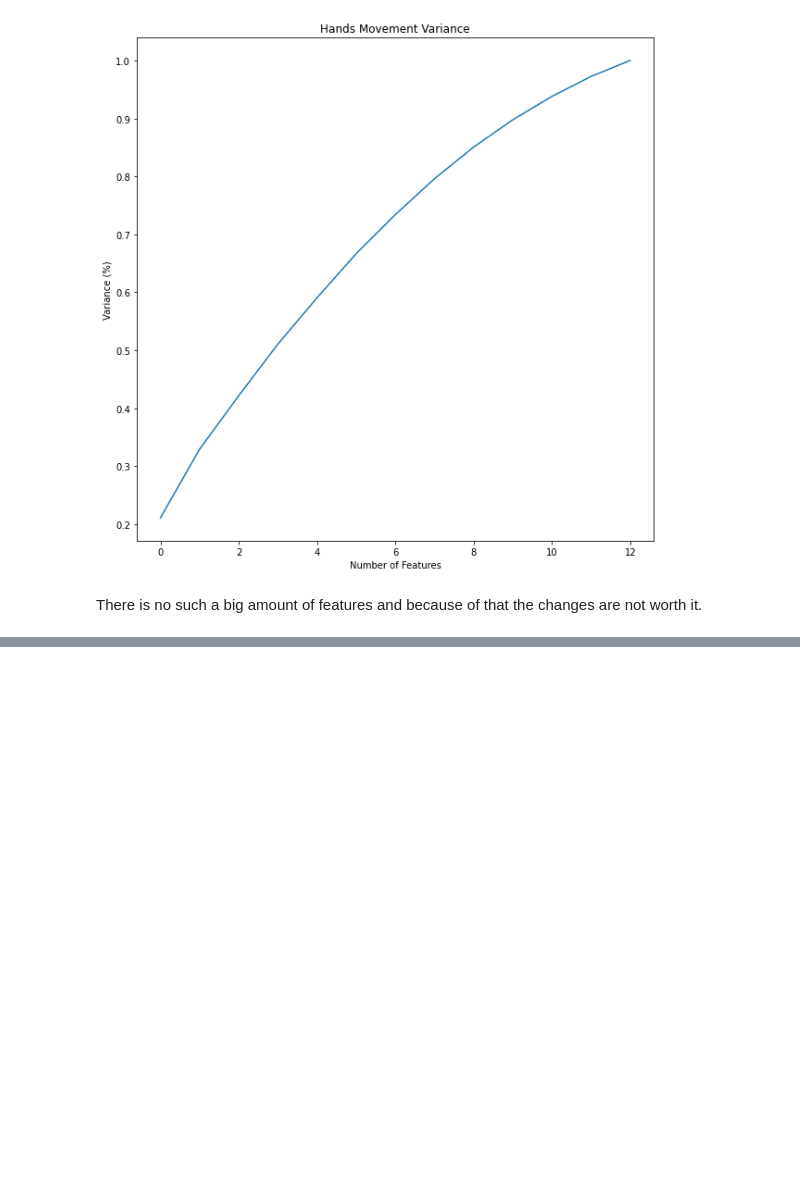
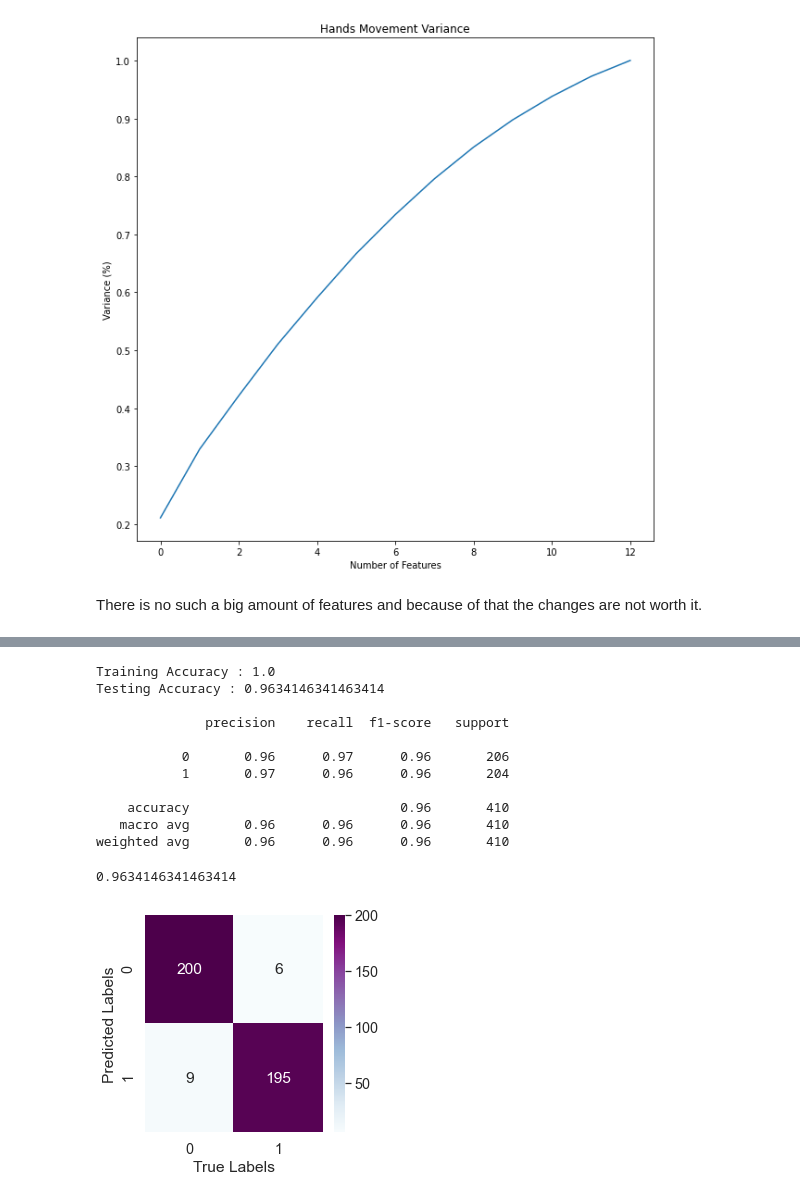
Before and after one commit to Esther-Bi/Data-Simulation-Semester-B-2021-Final-Project, a Jupyter notebook: Notebook 1 - Classification Heart Disease - Semester B.ipynb, the cells around one changed output, grey strips where cells are left out. Drawn from its saved outputs; the diff is of its cells as text; code cells hidden in the pictures; blank space fills up the shorter version.

```diff
--- a/Notebook 1 - Classification Heart Disease - Semester B.ipynb
+++ b/Notebook 1 - Classification Heart Disease - Semester B.ipynb
@@ -701,0 +700,16 @@ weighted avg       0.95      0.94      0.94       398
+# %%
+conf_score(DecisionTreeClassifier())
+# %% [output]
+Training Accuracy : 1.0
+Testing Accuracy : 0.9634146341463414
+
+              precision    recall  f1-score   support
+
+           0       0.96      0.97      0.96       206
+           1       0.97      0.96      0.96       204
+
+    accuracy                           0.96       410
+   macro avg       0.96      0.96      0.96       410
+weighted avg       0.96      0.96      0.96       410
+0.9634146341463414
+[figure, added]
```
Also changed, not shown: parts of 27 cells of this notebook.
